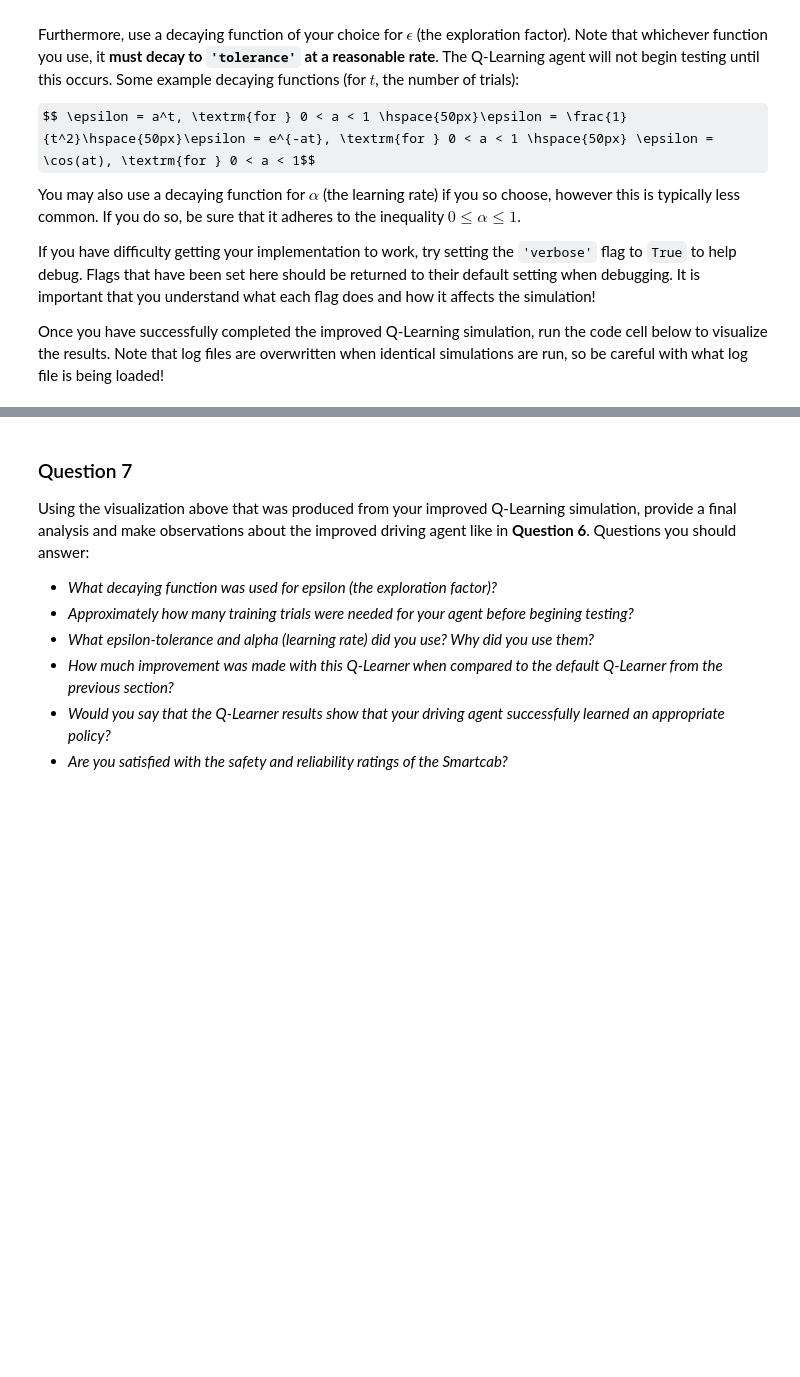
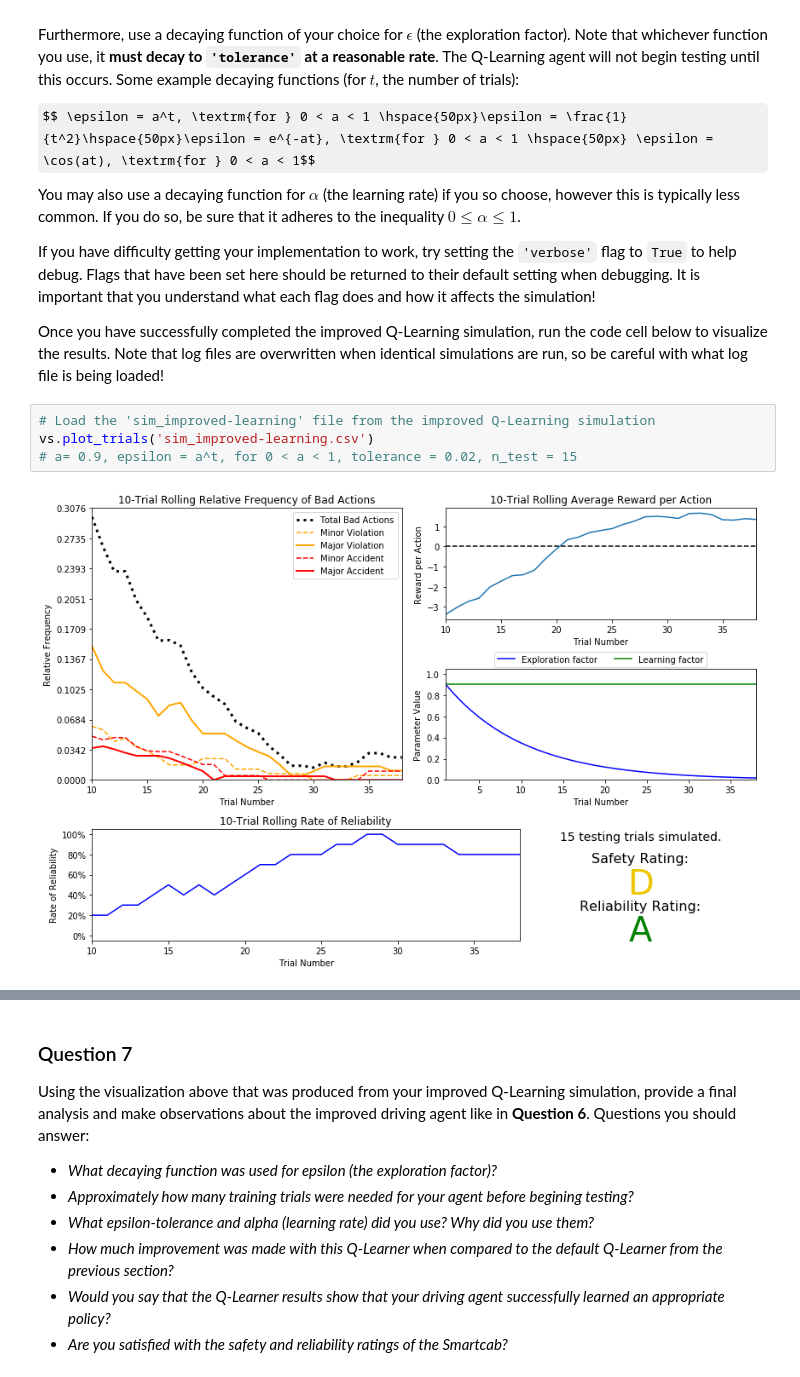
Before and after one commit to psalaberria002/machine-learning, a Jupyter notebook: projects/smartcab/smartcab.ipynb, the cells around one changed output, grey strips where cells are left out. Saved outputs shown, nothing was run; the diff lists cells and outputs as text; some formulas as TeX source; blank space fills up the shorter version.

```diff
--- a/projects/smartcab/smartcab.ipynb
+++ b/projects/smartcab/smartcab.ipynb
@@ -262,3 +262,9 @@ You may also use a decaying function for $\alpha$ (the learning rate) if you so
 If you have difficulty getting your implementation to work, try setting the `'verbose'` flag to `True` to help debug. Flags that have been set here should be returned to their default setting when debugging. It is important that you understand what each flag does and how it affects the simulation!
 
 Once you have successfully completed the improved Q-Learning simulation, run the code cell below to visualize the results. Note that log files are overwritten when identical simulations are run, so be careful with what log file is being loaded!
+# %%
+# Load the 'sim_improved-learning' file from the improved Q-Learning simulation
+vs.plot_trials('sim_improved-learning.csv')
+# a= 0.9, epsilon = a^t, for 0 < a < 1, tolerance = 0.02, n_test = 15
+# %% [output]
+[figure, added]
```
Also changed, not shown: parts of 6 cells of this notebook, 1 other file.
